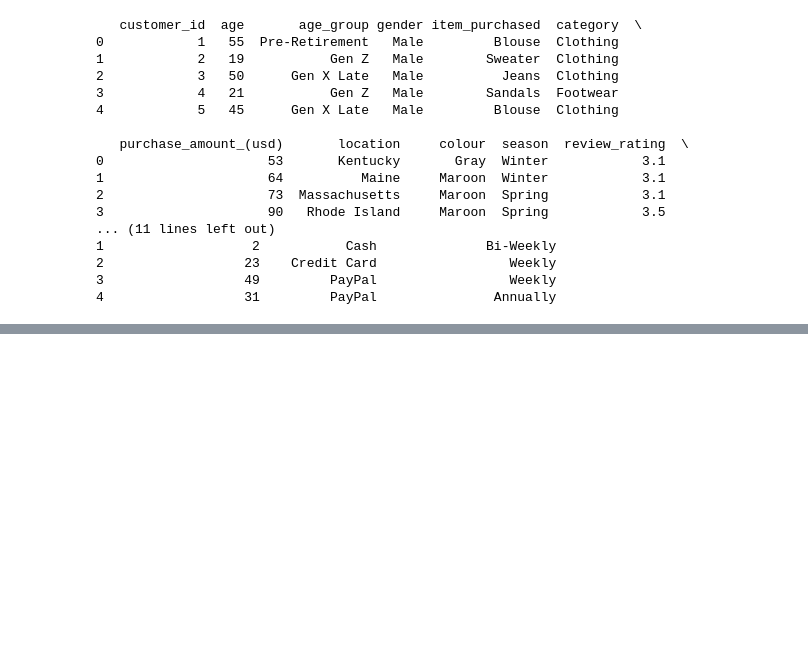
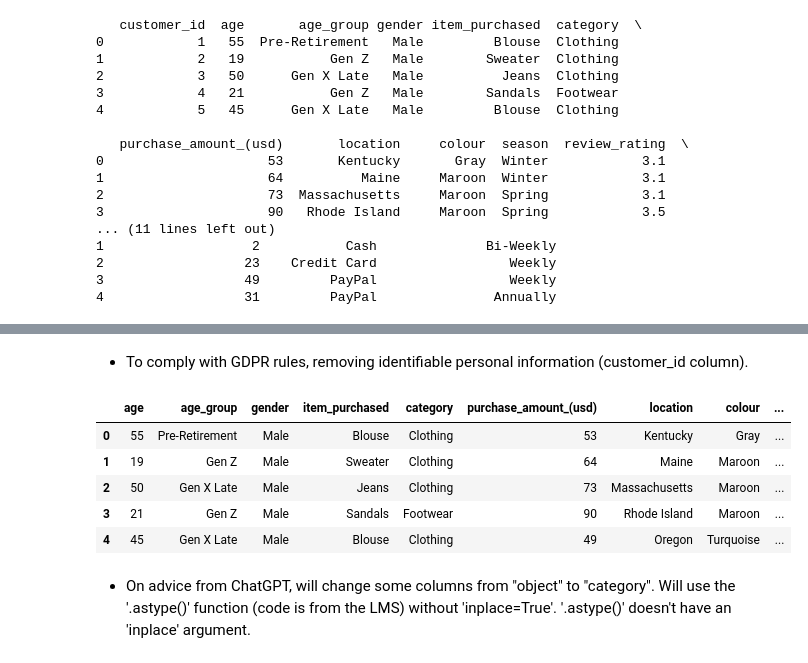
Before and after one commit to CeliaPires/Shopping-Trends, a Jupyter notebook: jupyter_notebooks/data_investigation.ipynb, the cells around one changed output, grey strips where cells are left out. Drawn from its saved outputs; the diff is of its cells as text; code cells hidden in the pictures; blank space fills up the shorter version.

```diff
--- a/jupyter_notebooks/data_investigation.ipynb
+++ b/jupyter_notebooks/data_investigation.ipynb
@@ -335,3 +337,19 @@ df_cleaned.head()
 | 2 | 3 | 50 | Gen X Late | Male | Jeans | Clothing | 73 | Massachusetts | ... |
 | 3 | 4 | 21 | Gen Z | Male | Sandals | Footwear | 90 | Rhode Island | ... |
 | 4 | 5 | 45 | Gen X Late | Male | Blouse | Clothing | 49 | Oregon | ... |
+# %% [markdown]
+* To comply with GDPR rules, removing identifiable personal information (customer_id column).
+# %%
+df_cleaned.drop(labels=['customer_id'],axis=1, inplace=True)
+# %%
+# Inspect the DataFrame (5 first rows)
+df_cleaned.head()
+# %% [output]
+|  | age | age_group | gender | item_purchased | category | purchase_amount_(usd) | location | colour | ... |
+| 0 | 55 | Pre-Retirement | Male | Blouse | Clothing | 53 | Kentucky | Gray | ... |
+| 1 | 19 | Gen Z | Male | Sweater | Clothing | 64 | Maine | Maroon | ... |
+| 2 | 50 | Gen X Late | Male | Jeans | Clothing | 73 | Massachusetts | Maroon | ... |
+| 3 | 21 | Gen Z | Male | Sandals | Footwear | 90 | Rhode Island | Maroon | ... |
+| 4 | 45 | Gen X Late | Male | Blouse | Clothing | 49 | Oregon | Turquoise | ... |
+# %% [markdown]
+* On advice from ChatGPT, will change some columns from "object" to "category". Will use the '.astype()' function (code is from the LMS) without 'inplace=True'. '.astype()' doesn't have an 'inplace' argument.
```
Also changed, not shown: parts of 8 cells of this notebook, 1 other file.
